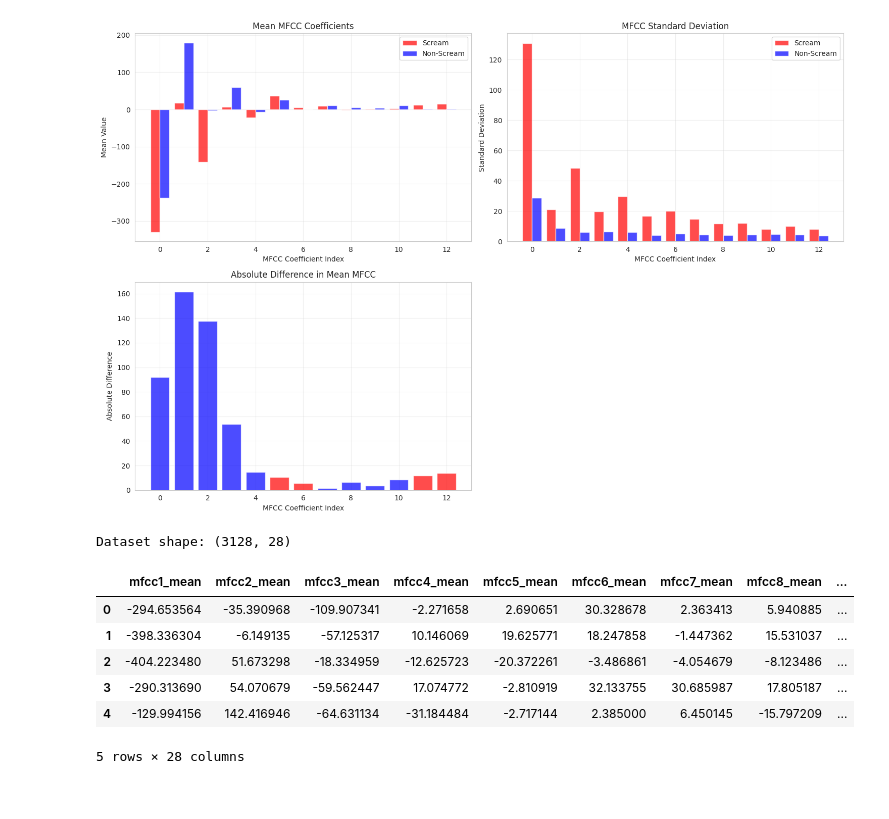
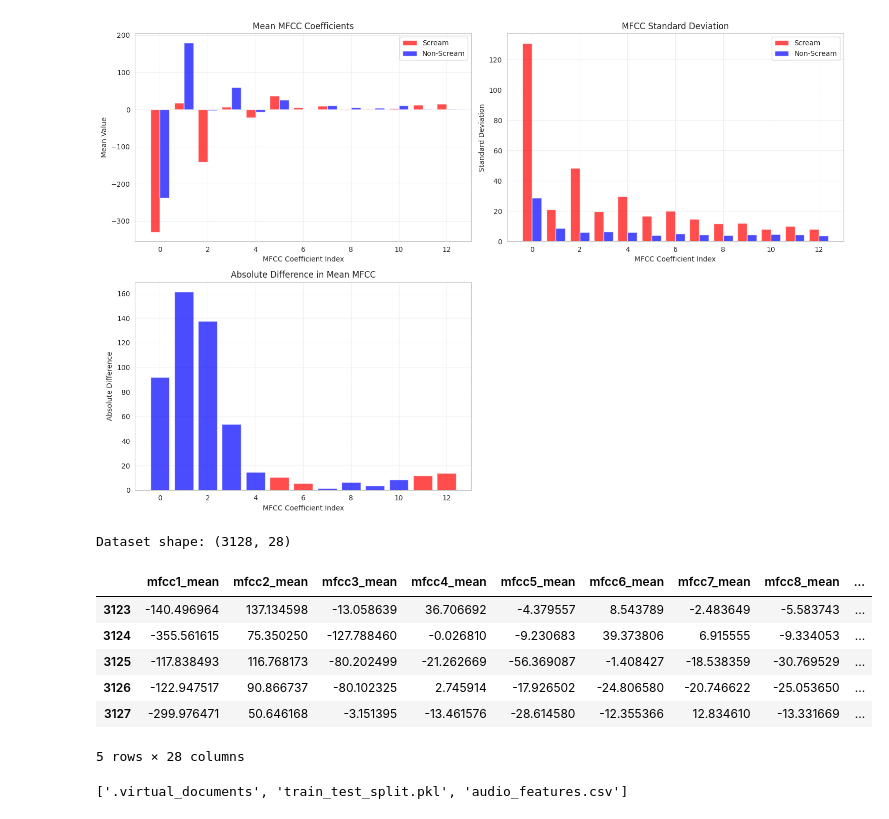
Before and after one commit to JoelSaji04231/Scream-Detection-using-ML-and-DL-models, a Jupyter notebook: crimealert.ipynb, the cells around one changed output. Saved outputs shown, nothing was run; the diff lists cells and outputs as text; code cells hidden in the pictures.

Commit message:
Kaggle Notebook | CrimeAlert | Version 5

```diff
--- a/crimealert.ipynb
+++ b/crimealert.ipynb
@@ -187,40 +188,40 @@ def extract_features(file_path, label, n_mfcc=13):
     mfcc = librosa.feature.mfcc(y=y, sr=sr, n_mfcc=n_mfcc)
 
     mfcc_mean = np.mean(mfcc, axis=1)
     mfcc_std = np.std(mfcc, axis=1)
 
     # Create feature names
     feature_names = [f"mfcc{i+1}_mean" for i in range(n_mfcc)] + [f"mfcc{i+1}_std" for i in range(n_mfcc)]
     features = np.hstack([mfcc_mean, mfcc_std])
 
     return dict(zip(feature_names, features)) | {
         "label": label,
         "file": os.path.basename(file_path)
     }
 
 # Build dataset
 data = []
 
 for file in scream_audio_files:
     data.append(extract_features(file, "scream"))
 
 for file in non_scream_audio_files:
     data.append(extract_features(file, "non_scream"))
 
 # Convert to DataFrame
 df = pd.DataFrame(data)
 
 print("Dataset shape:", df.shape)
-df.head()
-df.tail()
+print(df.head())
+print(df.tail())
 # %% [output]
 Dataset shape: (3128, 28)
 |  | mfcc1_mean | mfcc2_mean | mfcc3_mean | mfcc4_mean | mfcc5_mean | mfcc6_mean | mfcc7_mean | mfcc8_mean | ... |
-| 0 | -294.653564 | -35.390968 | -109.907341 | -2.271658 | 2.690651 | 30.328678 | 2.363413 | 5.940885 | ... |
-| 1 | -398.336304 | -6.149135 | -57.125317 | 10.146069 | 19.625771 | 18.247858 | -1.447362 | 15.531037 | ... |
-| 2 | -404.223480 | 51.673298 | -18.334959 | -12.625723 | -20.372261 | -3.486861 | -4.054679 | -8.123486 | ... |
-| 3 | -290.313690 | 54.070679 | -59.562447 | 17.074772 | -2.810919 | 32.133755 | 30.685987 | 17.805187 | ... |
-| 4 | -129.994156 | 142.416946 | -64.631134 | -31.184484 | -2.717144 | 2.385000 | 6.450145 | -15.797209 | ... |
+| 3123 | -140.496964 | 137.134598 | -13.058639 | 36.706692 | -4.379557 | 8.543789 | -2.483649 | -5.583743 | ... |
+| 3124 | -355.561615 | 75.350250 | -127.788460 | -0.026810 | -9.230683 | 39.373806 | 6.915555 | -9.334053 | ... |
+| 3125 | -117.838493 | 116.768173 | -80.202499 | -21.262669 | -56.369087 | -1.408427 | -18.538359 | -30.769529 | ... |
+| 3126 | -122.947517 | 90.866737 | -80.102325 | 2.745914 | -17.926502 | -24.806580 | -20.746622 | -25.053650 | ... |
+| 3127 | -299.976471 | 50.646168 | -3.151395 | -13.461576 | -28.614580 | -12.355366 | 12.834610 | -13.331669 | ... |
 5 rows × 28 columns
 # %%
 #Creating a CSV file to store the database
@@ -241,4 +240,8 @@ x_train,x_test,y_train,y_test=train_test_split(X_scaled,y,test_size=0.2,random_s
 # %%
 # Saving the train-testing data
+joblib.dump((X_train, X_test, y_train, y_test), "/kaggle/working/train_test_split.pkl")
+os.listdir("/kaggle/working")
+# %% [output]
+['.virtual_documents', 'train_test_split.pkl', 'audio_features.csv']
 # %%
 # Evaluating ML models
```
Also changed, not shown: parts of 3 cells of this notebook.
